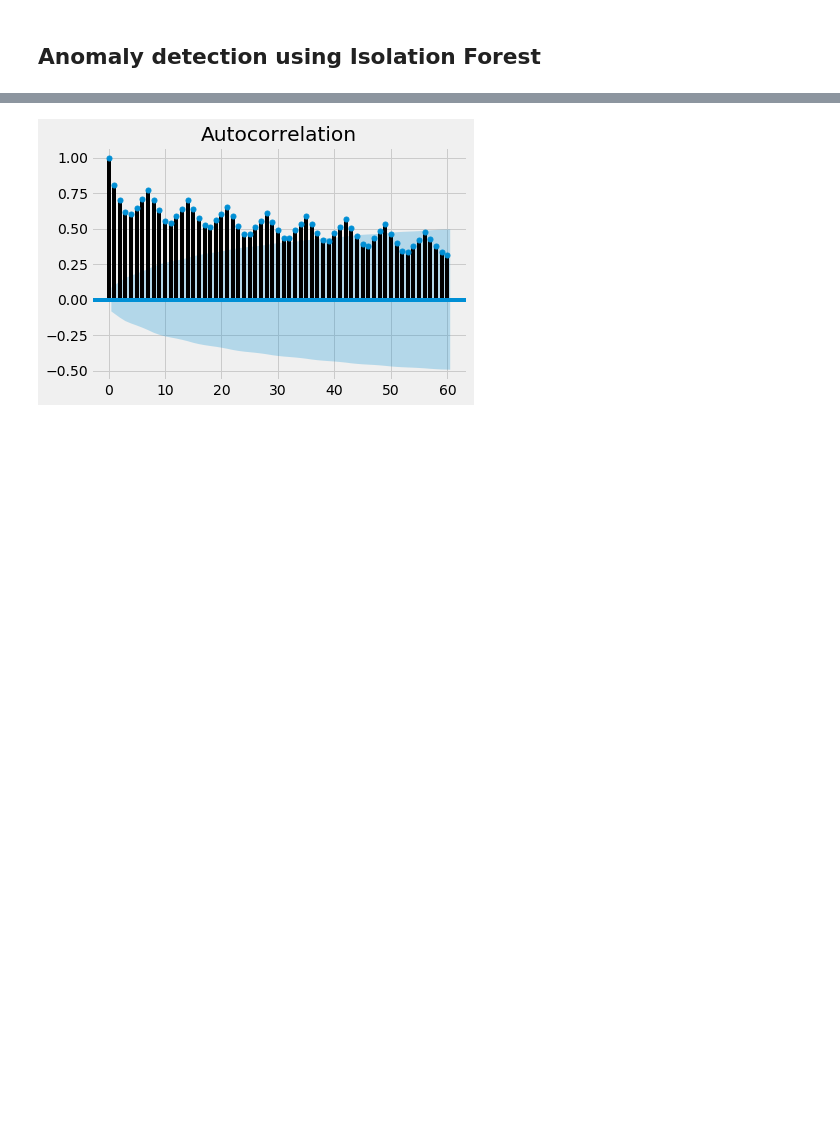
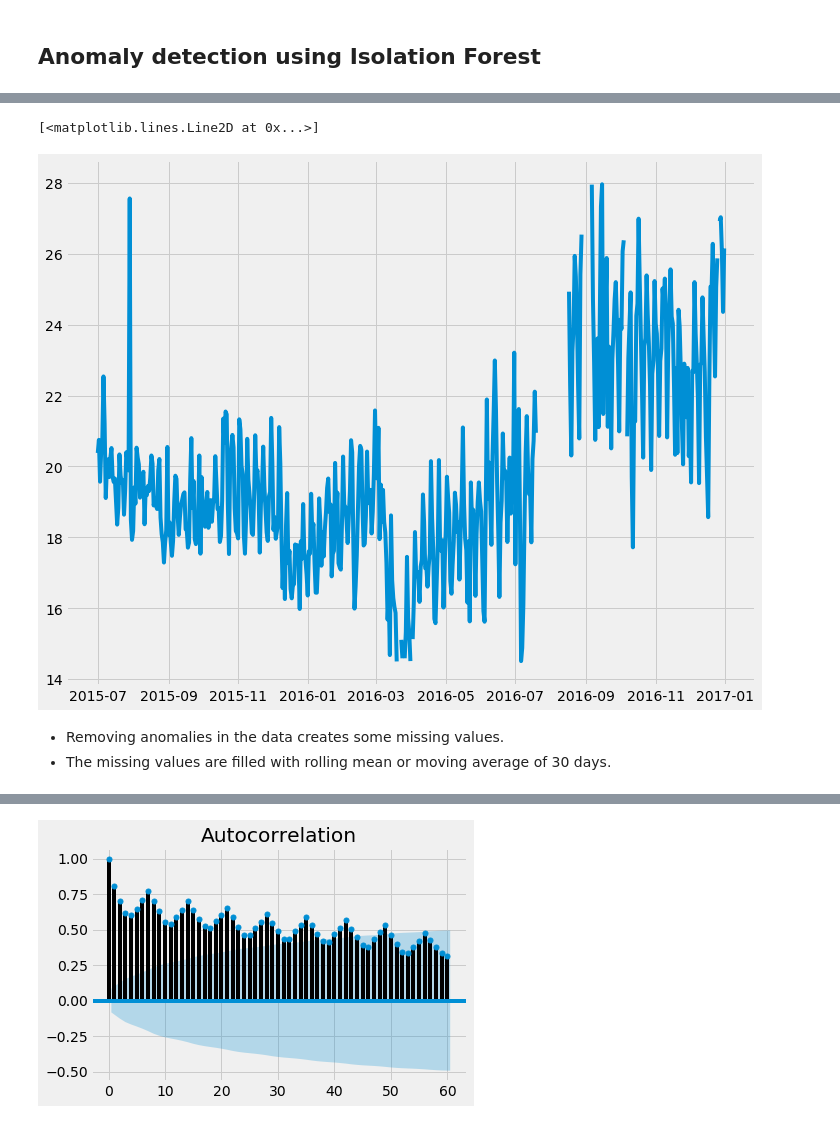
Before and after one commit to Subikshaa/Time-Series-Forecasting-on-Web-Traffic-Dataset, a Jupyter notebook: forecast.ipynb, the cells around one changed output, grey strips where cells are left out. Cells and saved outputs as stored; diff of their text form; code cells hidden in the pictures; blank space fills up the shorter version.

```diff
--- a/forecast.ipynb
+++ b/forecast.ipynb
@@ -228 +236,11 @@ plt.show()
+# %%
+# Removing anomalies from the data
+top_page_df['new_views'] = top_page_df.apply(lambda row: row.Views if row.anomaly == 1 else None, axis='columns')
+plt.plot(top_page_df.index,top_page_df.new_views)
+# %% [output]
+[<matplotlib.lines.Line2D at 0x...>]
+[figure, added]
+# %% [markdown]
+- Removing anomalies in the data creates some missing values.
+- The missing values are filled with rolling mean or moving average of 30 days.
 # %%
```
Also changed, not shown: parts of 8 cells of this notebook.
